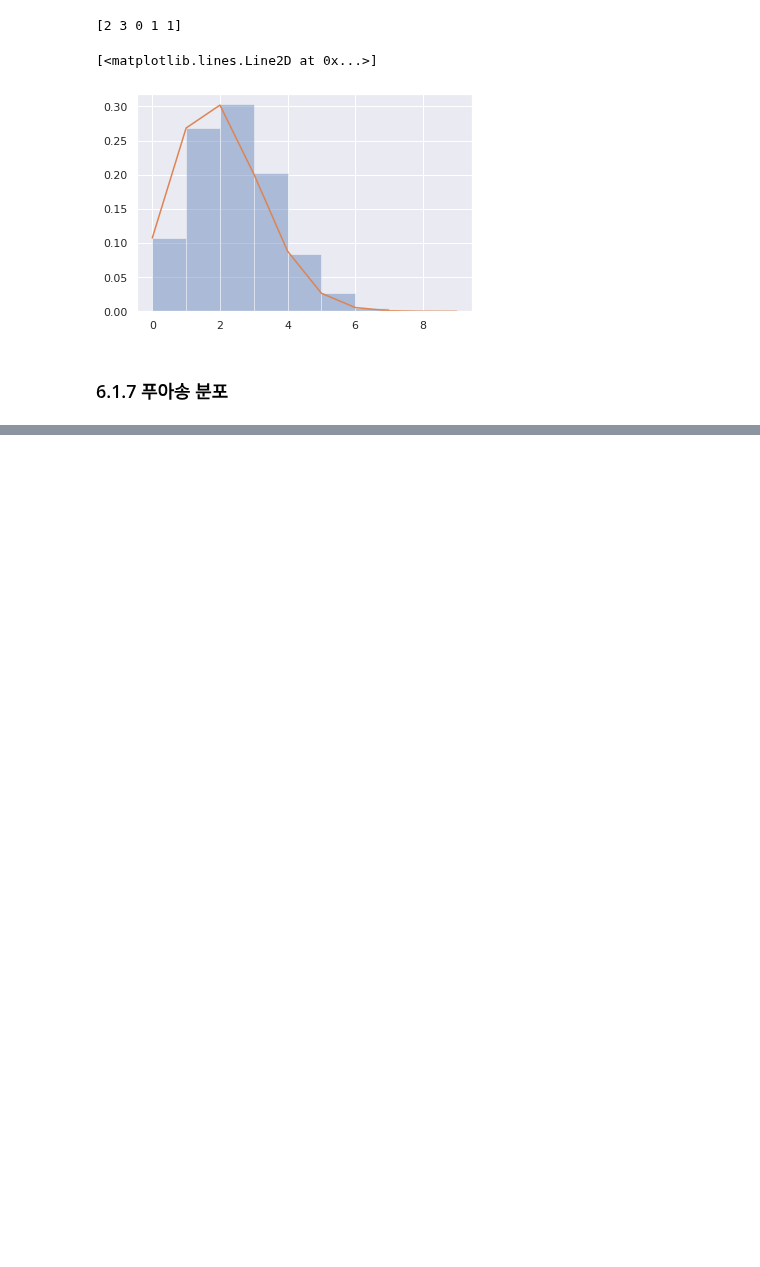
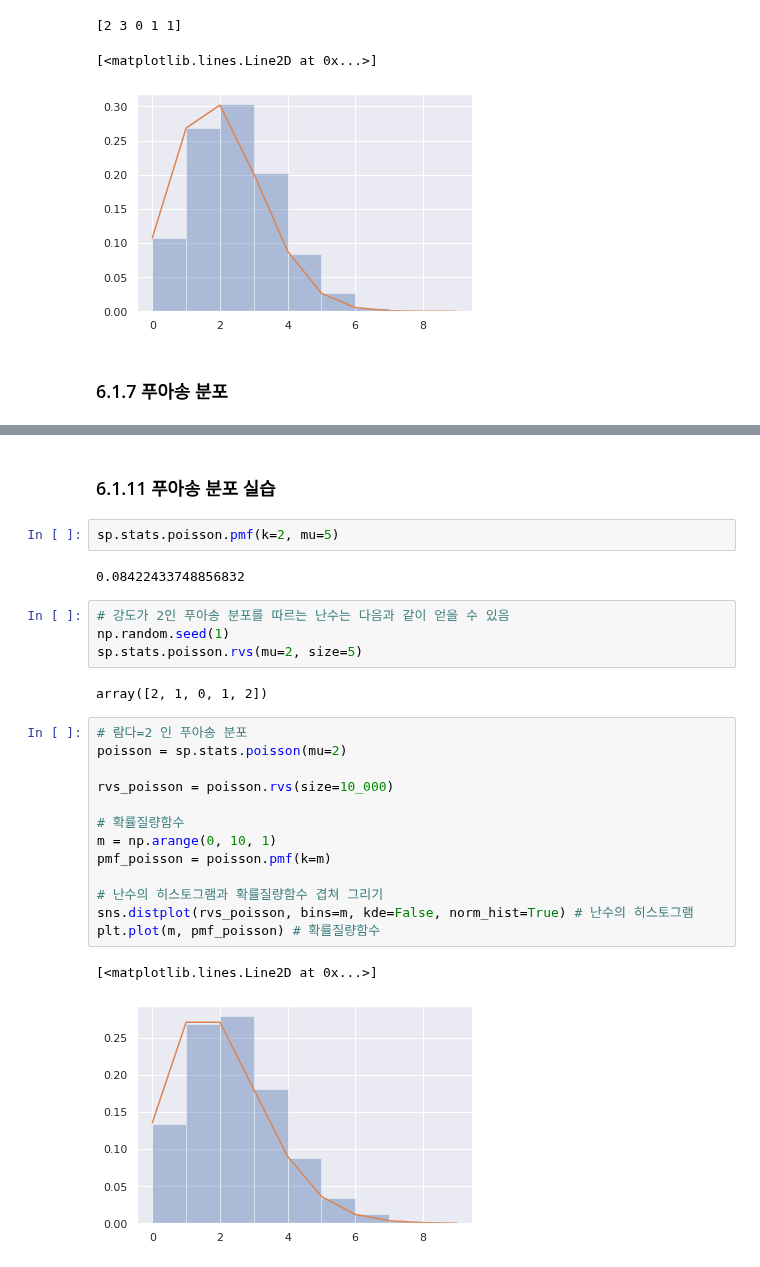
Before and after one commit to johyunkang/adp_certificate, a Jupyter notebook: stats_textbook_06.ipynb, the cells around one changed output, grey strips where cells are left out. Cells and saved outputs as stored; diff of their text form; blank space fills up the shorter version.

```diff
--- a/stats_textbook_06.ipynb
+++ b/stats_textbook_06.ipynb
@@ -65,0 +95,28 @@ plt.plot(m, pmf_binomial)
+# %% [markdown]
+### 6.1.11 푸아송 분포 실습
+# %%
+sp.stats.poisson.pmf(k=2, mu=5)
+# %% [output]
+0.08422433748856832
+# %%
+# 강도가 2인 푸아송 분포를 따르는 난수는 다음과 같이 얻을 수 있음
+np.random.seed(1)
+sp.stats.poisson.rvs(mu=2, size=5)
+# %% [output]
+array([2, 1, 0, 1, 2])
+# %%
+# 람다=2 인 푸아송 분포
+poisson = sp.stats.poisson(mu=2)
+
+rvs_poisson = poisson.rvs(size=10_000)
+
+# 확률질량함수
+m = np.arange(0, 10, 1)
+pmf_poisson = poisson.pmf(k=m)
+
+# 난수의 히스토그램과 확률질량함수 겹쳐 그리기
+sns.distplot(rvs_poisson, bins=m, kde=False, norm_hist=True) # 난수의 히스토그램
+plt.plot(m, pmf_poisson) # 확률질량함수
+# %% [output]
+[<matplotlib.lines.Line2D at 0x...>]
+[figure, added]
```
Also changed, not shown: parts of 15 cells of this notebook.
